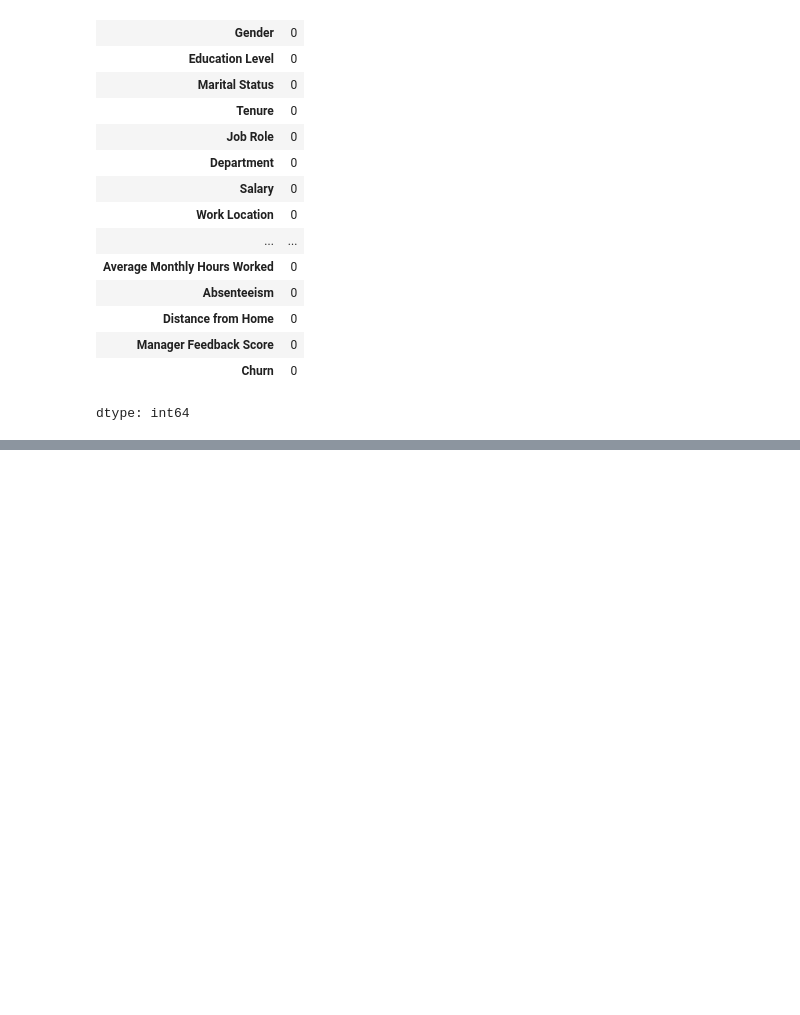
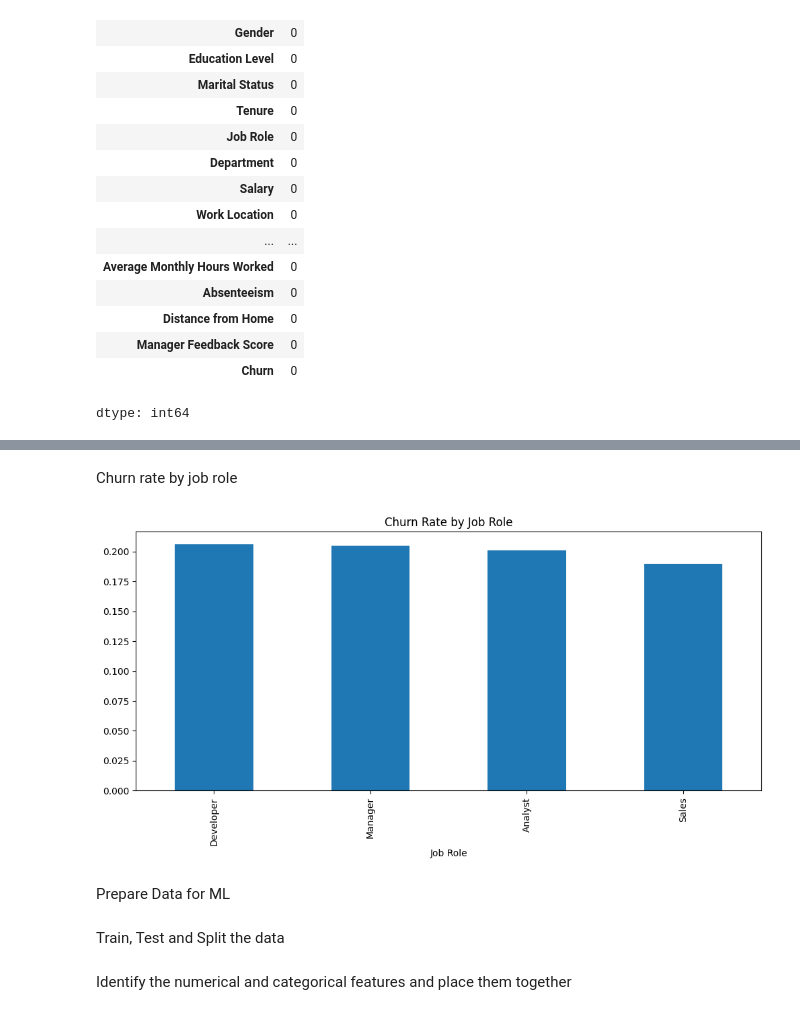
Before and after one commit to serahnjogu-new/Employee-churn-full-pipeline, a Jupyter notebook: Employee_churn_full_pipeline.ipynb, the cells around one changed output, grey strips where cells are left out. Drawn from its saved outputs; the diff is of its cells as text; code cells hidden in the pictures; blank space fills up the shorter version.

```diff
--- a/Employee_churn_full_pipeline.ipynb
+++ b/Employee_churn_full_pipeline.ipynb
@@ -88,0 +111,10 @@ dtype: int64
+# %% [markdown]
+Churn rate by job role
+# %%
+df.groupby('Job Role')['Churn'].mean().sort_values(ascending=False).plot(kind='bar', figsize=(12,5))
+plt.title('Churn Rate by Job Role')
+plt.show()
+# %% [output]
+[figure, added]
+# %% [markdown]
+Prepare Data for ML
@@ -88,0 +124,2 @@ dtype: int64
+# %% [markdown]
+Train, Test and Split the data
@@ -88,0 +129,2 @@ dtype: int64
+# %% [markdown]
+Identify the numerical and categorical features and place them together
```
Also changed, not shown: parts of 24 cells of this notebook.
